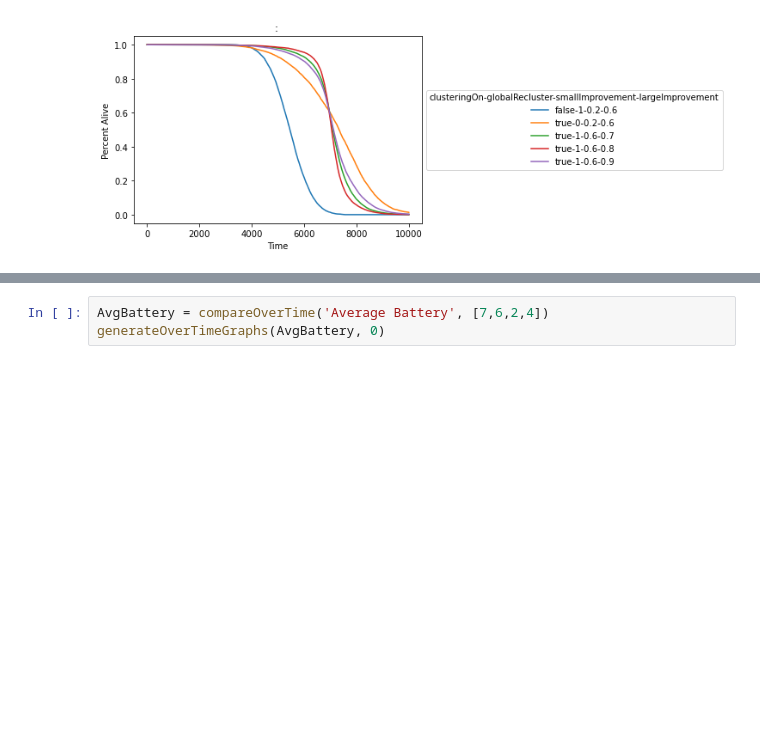
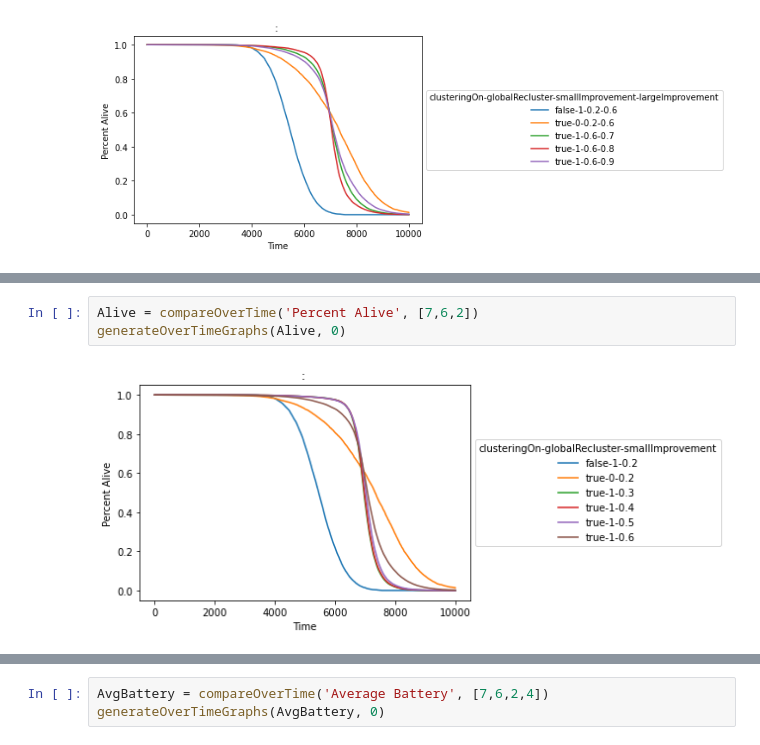
Before and after one commit to ptrick9/CPS_Simulator, a Jupyter notebook: statistics/NewestGR.ipynb, the cells around one changed output, grey strips where cells are left out. Cells and saved outputs as stored; diff of their text form; blank space fills up the shorter version.

```diff
--- a/statistics/NewestGR.ipynb
+++ b/statistics/NewestGR.ipynb
@@ -132,0 +138,5 @@ generateOverTimeGraphs(Alive, 0)
+# %%
+Alive = compareOverTime('Percent Alive', [7,6,2])
+generateOverTimeGraphs(Alive, 0)
+# %% [output]
+[figure, added]
```
Also changed, not shown: parts of 3 cells of this notebook, 8 other files.
